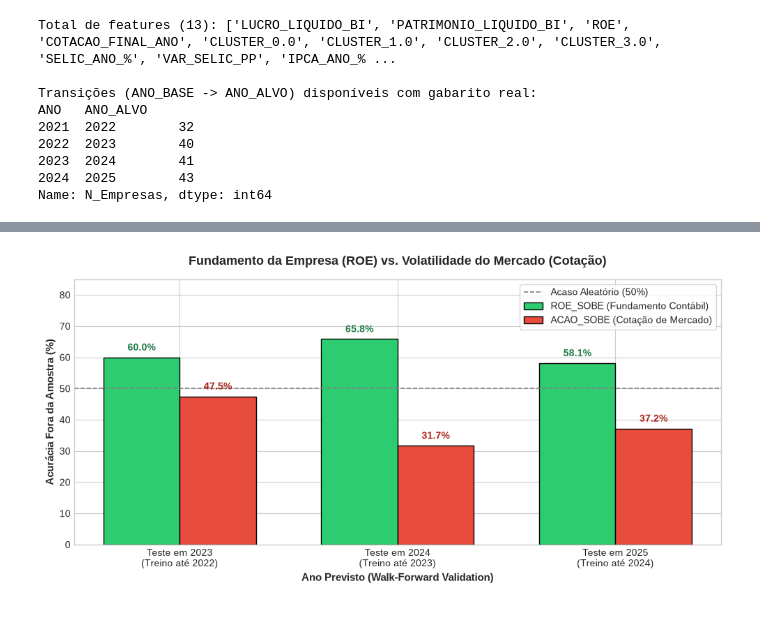
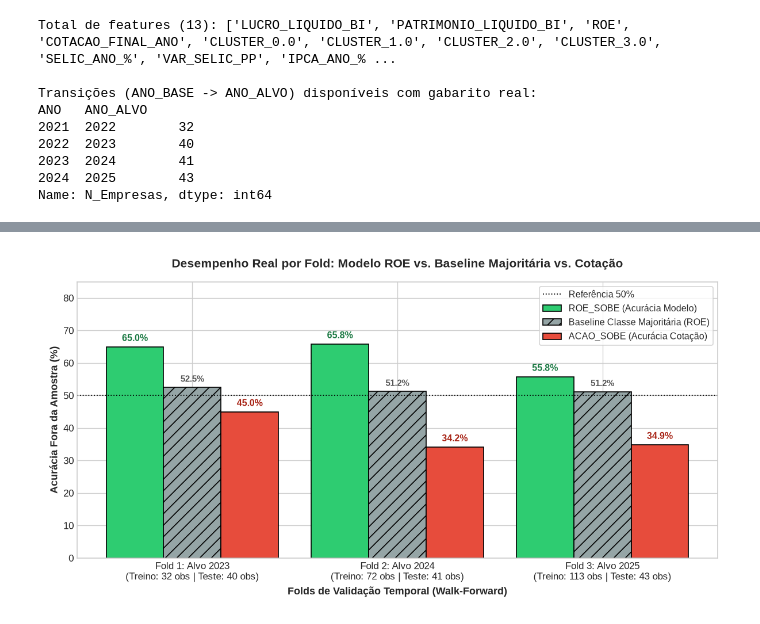
Before and after one commit to StylishGH/Empresas-B3-analise-de-dados, a Jupyter notebook: notebook/09_exploracao.ipynb, the cells around one changed output, grey strips where cells are left out. Cells and saved outputs as stored; diff of their text form; code cells hidden in the pictures.

Commit message:
fix(ml): alinha 3 folds no texto/codigo, adiciona F1/baselines/IC95, tabela antes vs depois e macros 2025 oficiais

```diff
--- a/notebook/09_exploracao.ipynb
+++ b/notebook/09_exploracao.ipynb
@@ -60,14 +55,16 @@ df['COTACAO_PROX_ANO'] = df.groupby('TICKER')['COTACAO_FINAL_ANO'].shift(-1)
 df['ROE_SOBE'] = (df['ROE_PROX_ANO'] > df['ROE']).astype(int)
 df['ACAO_SOBE'] = (df['COTACAO_PROX_ANO'] > df['COTACAO_FINAL_ANO']).astype(int)
 
-# 4. Adicionar cenário macroeconômico do Brasil por ano
+# 4. Cenário macroeconômico oficial consolidado (2021 a 2025 — Fontes: BCB SGS 432/13522 e B3/Yahoo Finance)
+# Nota de auditoria: Os valores de 2025 foram atualizados com os dados oficiais de fechamento de 31/12/2025
+# (Selic Meta: 15,00% a.a., IPCA 12m: 4,26%, Ibovespa: +33,95%, Dólar: -11,36%), substituindo os antigos placeholders.
 dados_macro = {
-    'ANO': [2021, 2022, 2023, 2024, 2025],
-    'SELIC_ANO_%':    [9.25,  13.75, 11.75, 12.25, 14.00],
-    'VAR_SELIC_PP':   [7.25,   4.50, -2.00,  0.50,  1.75],
-    'IPCA_ANO_%':     [10.06,  5.79,  4.62,  4.83,  4.50],
-    'IBOV_RETORNO_%': [-11.93, 4.69, 22.28, -10.37, 0.00],
-    'DOLAR_VAR_%':    [7.47,  -5.32, -8.08, 27.35,  2.00]
+    'ANO':            [2021,   2022,  2023,   2024,   2025],
+    'SELIC_ANO_%':    [9.25,  13.75, 11.75,  12.25,  15.00],
+    'VAR_SELIC_PP':   [7.25,   4.50, -2.00,   0.50,   2.75],
+    'IPCA_ANO_%':     [10.06,  5.79,  4.62,   4.83,   4.26],
+    'IBOV_RETORNO_%': [-11.93, 4.69, 22.28, -10.37,  33.95],
+    'DOLAR_VAR_%':    [7.47,  -5.32, -8.08,  27.35, -11.36]
 }
 df_macro = pd.DataFrame(dados_macro)
 if 'SELIC_ANO_%' not in df.columns:
@@ -76,10 +73,10 @@ if 'SELIC_ANO_%' not in df.columns:
 # 5. Transformar CLUSTER em colunas binárias (One-Hot Encoding)
 df_completo = pd.get_dummies(df, columns=['CLUSTER'], dtype=int)
 
-# Base com gabarito conhecido (2021->2022, 2022->2023, 2023->2024, 2024->2025)
+# Base de modelagem com gabarito conhecido (4 transições: 2021->2022, 2022->2023, 2023->2024, 2024->2025)
 df_modelo = df_completo.dropna(subset=['ROE_PROX_ANO', 'COTACAO_PROX_ANO']).copy()
 
-# 6. Definir a lista de FEATURES (o X do modelo no ano t)
+# 6. Definir a lista de FEATURES (13 variáveis explicativas no ano t)
 cluster_cols = [c for c in df_modelo.columns if c.startswith('CLUSTER_')]
 macro_cols = ['SELIC_ANO_%', 'VAR_SELIC_PP', 'IPCA_ANO_%', 'IBOV_RETORNO_%', 'DOLAR_VAR_%']
 features = ['LUCRO_LIQUIDO_BI', 'PATRIMONIO_LIQUIDO_BI', 'ROE', 'COTACAO_FINAL_ANO'] + cluster_cols + macro_cols
@@ -174,41 +282,45 @@ ACAO_SOBE      2025          2024       2021->2024       113       43    0.3721
 # %%
-# Visualização Comparativa: Previsibilidade do Fundamento (ROE) vs. Especulação (Cotação)
-fig, ax = plt.subplots(figsize=(10, 5))
+# Visualização Comparativa: ROE_SOBE vs. Baseline da Classe Majoritária vs. ACAO_SOBE
+fig, ax = plt.subplots(figsize=(10, 5.2))
 
 df_roe = df_backtest[df_backtest['Alvo'] == 'ROE_SOBE']
 df_acao = df_backtest[df_backtest['Alvo'] == 'ACAO_SOBE']
 
 anos_str = df_roe['Ano_Alvo'].astype(str)
 x = np.arange(len(anos_str))
-largura = 0.35
+largura = 0.28
 
-rects1 = ax.bar(x - largura/2, df_roe['Acuracia'] * 100, largura, label='ROE_SOBE (Fundamento Contábil)', color='#2ecc71', edgecolor='black')
-rects2 = ax.bar(x + largura/2, df_acao['Acuracia'] * 100, largura, label='ACAO_SOBE (Cotação de Mercado)', color='#e74c3c', edgecolor='black')
+rects1 = ax.bar(x - largura, df_roe['Acuracia'] * 100, largura, label='ROE_SOBE (Acurácia Modelo)', color='#2ecc71', edgecolor='black')
+rects_base = ax.bar(x, df_roe['Taxa_Maj_Teste'] * 100, largura, label='Baseline Classe Majoritária (ROE)', color='#95a5a6', edgecolor='black', hatch='//')
+rects2 = ax.bar(x + largura, df_acao['Acuracia'] * 100, largura, label='ACAO_SOBE (Acurácia Cotação)', color='#e74c3c', edgecolor='black')
 
-# Linha de referência de moeda aleatória (50%)
-ax.axhline(50, color='gray', linestyle='--', linewidth=1.2, label='Acaso Aleatório (50%)')
+ax.axhline(50, color='black', linestyle=':', linewidth=1.1, label='Referência 50%')
 
 ax.set_ylabel('Acurácia Fora da Amostra (%)', fontsize=11, fontweight='bold')
-ax.set_xlabel('Ano Previsto (Walk-Forward Validation)', fontsize=11, fontweight='bold')
-ax.set_title('Fundamento da Empresa (ROE) vs. Volatilidade do Mercado (Cotação)', fontsize=13, fontweight='bold', pad=15)
+ax.set_xlabel('Folds de Validação Temporal (Walk-Forward)', fontsize=11, fontweight='bold')
+ax.set_title('Desempenho Real por Fold: Modelo ROE vs. Baseline Majoritária vs. Cotação', fontsize=12.5, fontweight='bold', pad=15)
 ax.set_xticks(x)
-ax.set_xticklabels([f"Teste em {a}\n(Treino até {int(a)-1})" for a in anos_str])
+ax.set_xticklabels([f"Fold {i+1}: Alvo {a}\n(Treino: {n} obs | Teste: {nt} obs)" for i, (a, n, nt) in enumerate(zip(anos_str, df_roe['N_Treino'], df_roe['N_Teste']))])
 ax.set_ylim(0, 85)
-ax.legend(frameon=True, facecolor='white', fontsize=10)
+ax.legend(frameon=True, facecolor='white', fontsize=9.5, loc='upper right')
 
-# Rótulos nas barras
 for rect in rects1:
     h = rect.get_height()
-    ax.annotate(f'{h:.1f}%', xy=(rect.get_x() + rect.get_width()/2, h), xytext=(0, 5),
-                textcoords="offset points", ha='center', va='bottom', fontweight='bold', color='#1b7943')
+    ax.annotate(f'{h:.1f}%', xy=(rect.get_x() + rect.get_width()/2, h), xytext=(0, 4),
+                textcoords="offset points", ha='center', va='bottom', fontweight='bold', color='#1b7943', fontsize=9.5)
+
+for rect in rects_base:
+    h = rect.get_height()
+    ax.annotate(f'{h:.1f}%', xy=(rect.get_x() + rect.get_width()/2, h), xytext=(0, 4),
+                textcoords="offset points", ha='center', va='bottom', fontweight='bold', color='#555555', fontsize=9)
 
 for rect in rects2:
     h = rect.get_height()
-    ax.annotate(f'{h:.1f}%', xy=(rect.get_x() + rect.get_width()/2, h), xytext=(0, 5),
-                textcoords="offset points", ha='center', va='bottom', fontweight='bold', color='#a82315')
+    ax.annotate(f'{h:.1f}%', xy=(rect.get_x() + rect.get_width()/2, h), xytext=(0, 4),
+                textcoords="offset points", ha='center', va='bottom', fontweight='bold', color='#a82315', fontsize=9.5)
 
 plt.tight_layout()
 plt.show()
 # %% [output]
-[figure, old version]
+[figure, new version]
 # %% [markdown]
```
Also changed, not shown: parts of 12 cells of this notebook, 2 other files.
